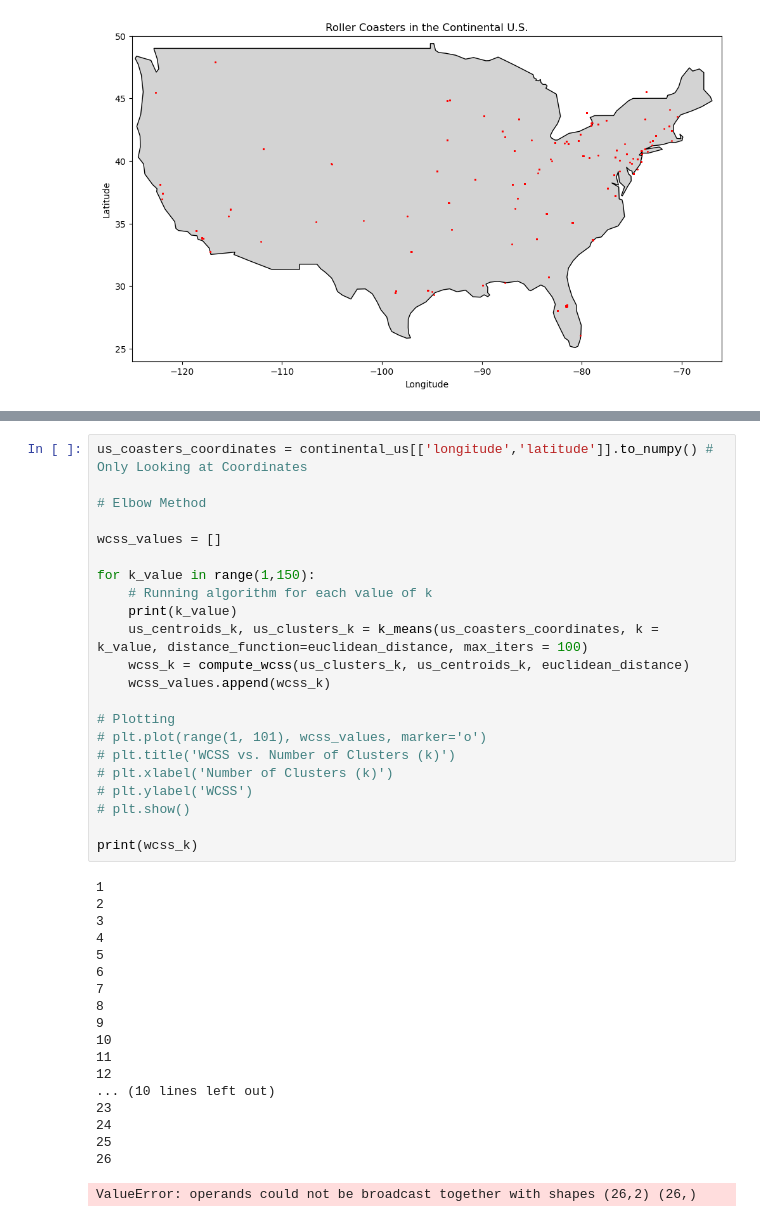
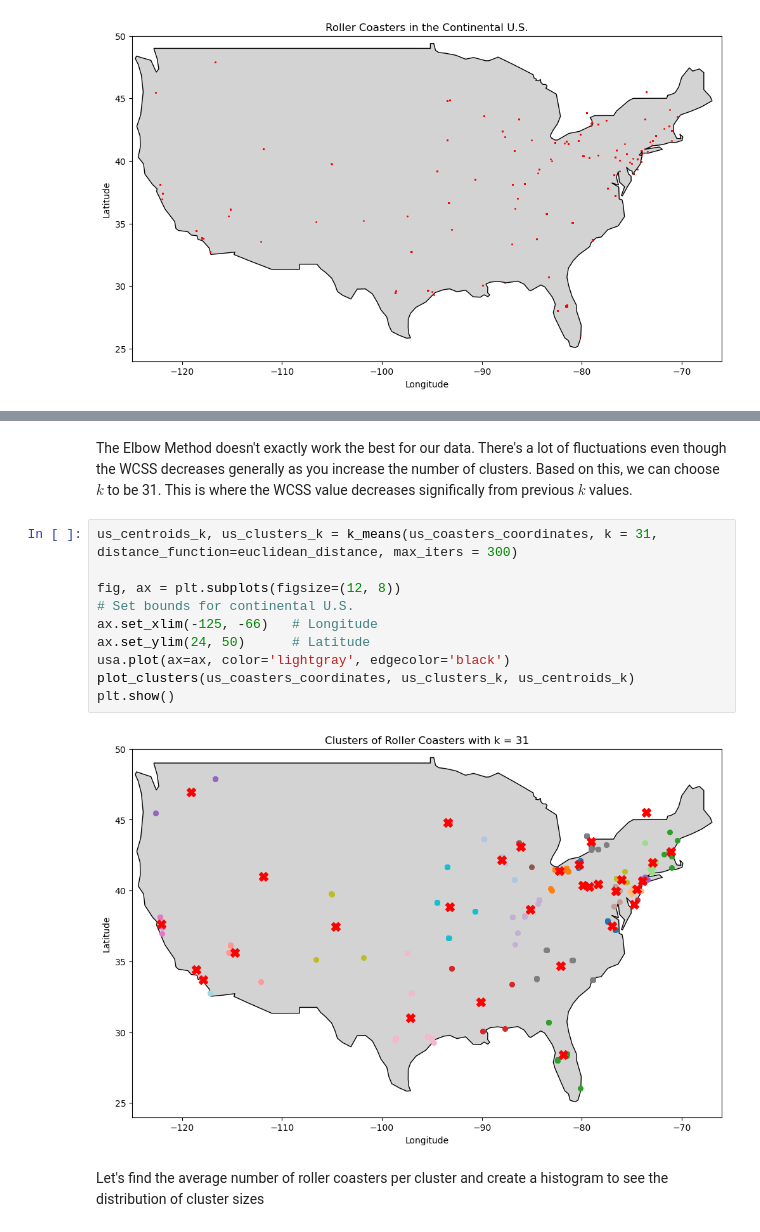
Before and after one commit to legendschwab/cmor438individual, a Jupyter notebook: Unsupervised Machine Learning/1. K-Means Clustering/kMeansCmor438.ipynb, the cells around one changed output, grey strips where cells are left out. Drawn from its saved outputs; the diff is of its cells as text.

```diff
--- a/Unsupervised Machine Learning/1. K-Means Clustering/kMeansCmor438.ipynb
+++ b/Unsupervised Machine Learning/1. K-Means Clustering/kMeansCmor438.ipynb
@@ -205,41 +221,16 @@ As you can see, roller coasters are sparsely located around the United States. T
-# %%
-us_coasters_coordinates = continental_us[['longitude','latitude']].to_numpy() # Only Looking at Coordinates
-
-# Elbow Method
-
-wcss_values = []
-
-for k_value in range(1,150):
-    # Running algorithm for each value of k
-    print(k_value)
-    us_centroids_k, us_clusters_k = k_means(us_coasters_coordinates, k = k_value, distance_function=euclidean_distance, max_iters = 100)
-    wcss_k = compute_wcss(us_clusters_k, us_centroids_k, euclidean_distance)
-    wcss_values.append(wcss_k)
-
-# Plotting
-# plt.plot(range(1, 101), wcss_values, marker='o')
-# plt.title('WCSS vs. Number of Clusters (k)')
-# plt.xlabel('Number of Clusters (k)')
-# plt.ylabel('WCSS')
-# plt.show()
-
-print(wcss_k)
-# %% [output]
-1
-2
-3
-4
-5
-6
-7
-8
-9
-10
-11
-12
-... (10 lines left out)
-23
-24
-25
-26
-ValueError: operands could not be broadcast together with shapes (26,2) (26,)
+# %% [markdown]
+The Elbow Method doesn't exactly work the best for our data. There's a lot of fluctuations even though the WCSS decreases generally as you increase the number of clusters. Based on this, we can choose $k$ to be 31. This is where the WCSS value decreases significally from previous $k$ values.
+# %%
+us_centroids_k, us_clusters_k = k_means(us_coasters_coordinates, k = 31, distance_function=euclidean_distance, max_iters = 300)
+
+fig, ax = plt.subplots(figsize=(12, 8))
+# Set bounds for continental U.S.
+ax.set_xlim(-125, -66)   # Longitude
+ax.set_ylim(24, 50)      # Latitude
+usa.plot(ax=ax, color='lightgray', edgecolor='black')
+plot_clusters(us_coasters_coordinates, us_clusters_k, us_centroids_k)
+plt.show()
+# %% [output]
+[figure, added]
+# %% [markdown]
+Let's find the average number of roller coasters per cluster and create a histogram to see the distribution of cluster sizes
```
Also changed, not shown: parts of 19 cells of this notebook.
